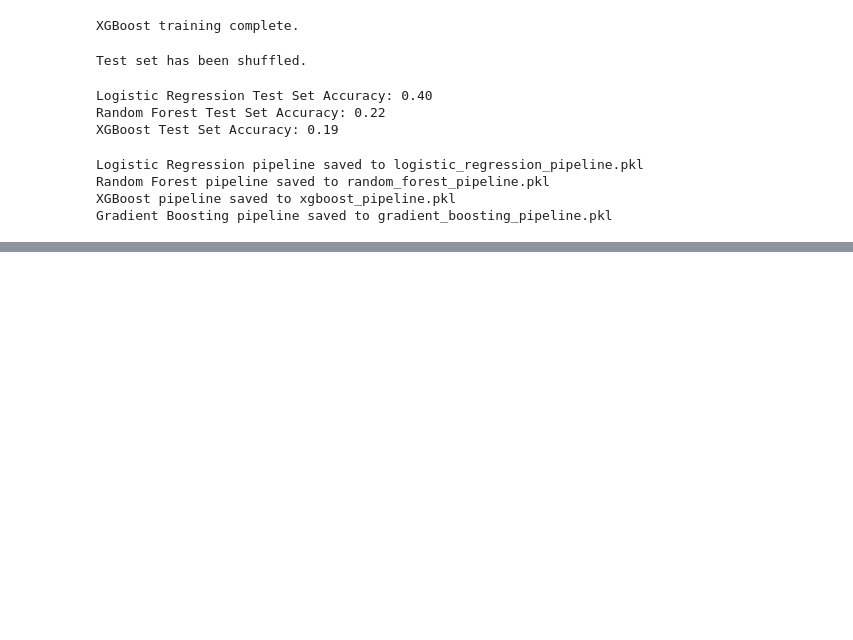
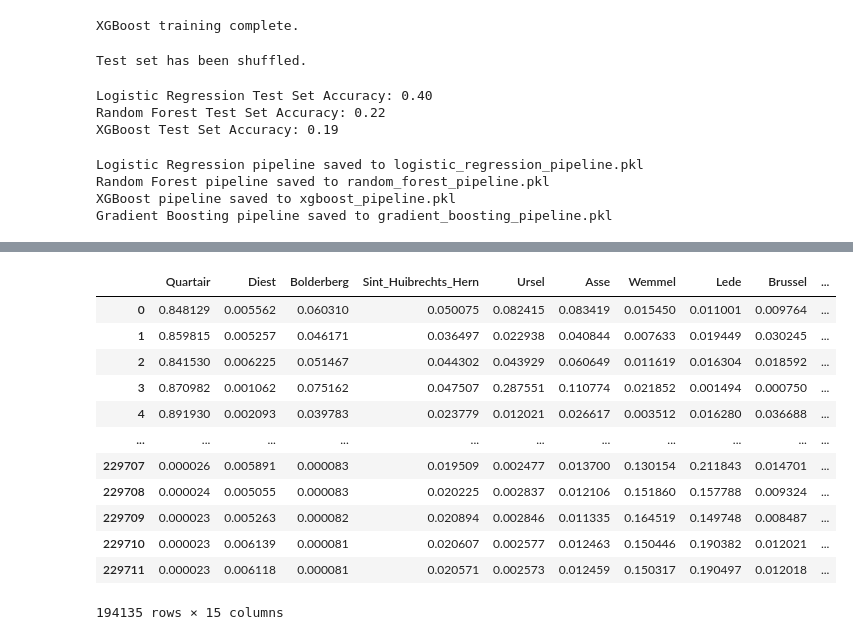
Before and after one commit to erickamabilin/PDS_MAEPS, a Jupyter notebook: CPT_MAEPS.ipynb, the cells around one changed output, grey strips where cells are left out. Cells and saved outputs as stored; diff of their text form; code cells hidden in the pictures; blank space fills up the shorter version.

```diff
--- a/CPT_MAEPS.ipynb
+++ b/CPT_MAEPS.ipynb
@@ -504,0 +528,48 @@ Gradient Boosting pipeline saved to gradient_boosting_pipeline.pkl
+# %%
+impt_layers_lr = impt_layers_only.copy()
+# %%
+features = ['log_qc', 'log_fs', 'rf', 'diepte']
+layer_order = ['Quartair',
+'Diest',
+'Bolderberg',
+'Sint_Huibrechts_Hern',
+'Ursel',
+'Asse',
+'Wemmel',
+'Lede',
+'Brussel',
+'Merelbeke',
+'Kwatrecht',
+'Mont_Panisel',
+'Aalbeke',
+'Mons_en_Pevele',
+'Orchies']
+# %%
+# Train a classifier for each layer boundary
+models_lr = {}
+for layer in layer_order:
+    y = impt_layers_lr[f'{layer}']
+    clf_lr = LogisticRegression(solver='liblinear')
+    clf_lr.fit(impt_layers_lr[features], y)
+    models_lr[layer] = clf_lr
+
+probs_lr = pd.DataFrame(index=impt_layers_lr.index)
+
+for layer in layer_order:
+    probs_lr[layer] = models_lr[layer].predict_proba(impt_layers_lr[features])[:, 1]
+
+probs_lr
+# %% [output]
+|  | Quartair | Diest | Bolderberg | Sint_Huibrechts_Hern | Ursel | Asse | Wemmel | Lede | Brussel | ... |
+| 0 | 0.848129 | 0.005562 | 0.060310 | 0.050075 | 0.082415 | 0.083419 | 0.015450 | 0.011001 | 0.009764 | ... |
+| 1 | 0.859815 | 0.005257 | 0.046171 | 0.036497 | 0.022938 | 0.040844 | 0.007633 | 0.019449 | 0.030245 | ... |
+| 2 | 0.841530 | 0.006225 | 0.051467 | 0.044302 | 0.043929 | 0.060649 | 0.011619 | 0.016304 | 0.018592 | ... |
+| 3 | 0.870982 | 0.001062 | 0.075162 | 0.047507 | 0.287551 | 0.110774 | 0.021852 | 0.001494 | 0.000750 | ... |
+| 4 | 0.891930 | 0.002093 | 0.039783 | 0.023779 | 0.012021 | 0.026617 | 0.003512 | 0.016280 | 0.036688 | ... |
+| ... | ... | ... | ... | ... | ... | ... | ... | ... | ... | ... |
+| 229707 | 0.000026 | 0.005891 | 0.000083 | 0.019509 | 0.002477 | 0.013700 | 0.130154 | 0.211843 | 0.014701 | ... |
+| 229708 | 0.000024 | 0.005055 | 0.000083 | 0.020225 | 0.002837 | 0.012106 | 0.151860 | 0.157788 | 0.009324 | ... |
+| 229709 | 0.000023 | 0.005263 | 0.000082 | 0.020894 | 0.002846 | 0.011335 | 0.164519 | 0.149748 | 0.008487 | ... |
+| 229710 | 0.000023 | 0.006139 | 0.000081 | 0.020607 | 0.002577 | 0.012463 | 0.150446 | 0.190382 | 0.012021 | ... |
+| 229711 | 0.000023 | 0.006118 | 0.000081 | 0.020571 | 0.002573 | 0.012459 | 0.150317 | 0.190497 | 0.012018 | ... |
+194135 rows × 15 columns
```
Also changed, not shown: parts of 12 cells of this notebook.
